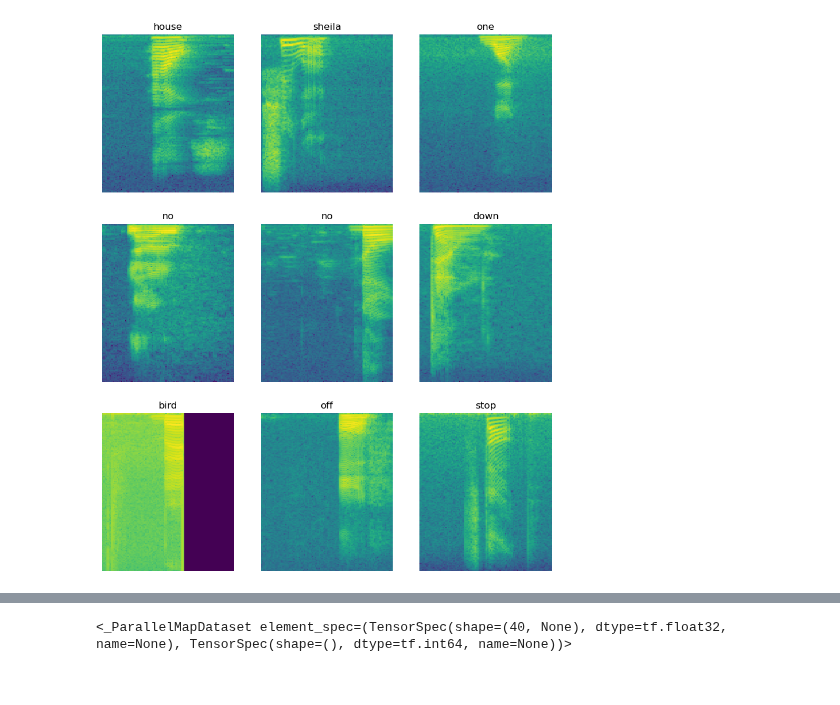
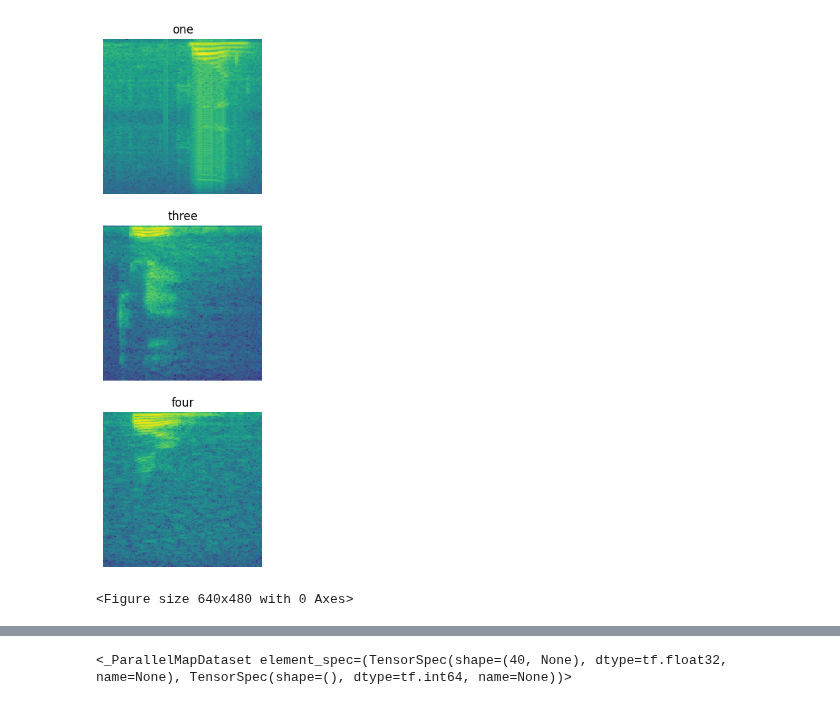
Before and after one commit to aidinattar/AudioKWS, a Jupyter notebook: examples.ipynb, the cells around one changed output, grey strips where cells are left out. Cells and saved outputs as stored; diff of their text form; code cells hidden in the pictures.

```diff
--- a/examples.ipynb
+++ b/examples.ipynb
@@ -89,5 +59,4 @@ Spectrogram shape: (257, 98, 1)
 # %%
 visual = DataVisualizer(train_waveforms, spectrograms, commands)
-
-visual.plot_spectrogram_example()
+visual.plot_spectrogram_example(rows=3, cols=1, figsize=(3,10), savefig=True, filename='spectrogram_example.pdf')
 # %% [output]
@@ -94,4 +67,5 @@ visual.plot_spectrogram_example()
-[figure, old version]
+[figure, new version]
+<Figure size 640x480 with 0 Axes>
 # %%
 for spectrogram, _ in spectrograms.take(1):
     print(spectrogram.numpy().shape)
```
Also changed, not shown: parts of 19 cells of this notebook, 20 other files.
